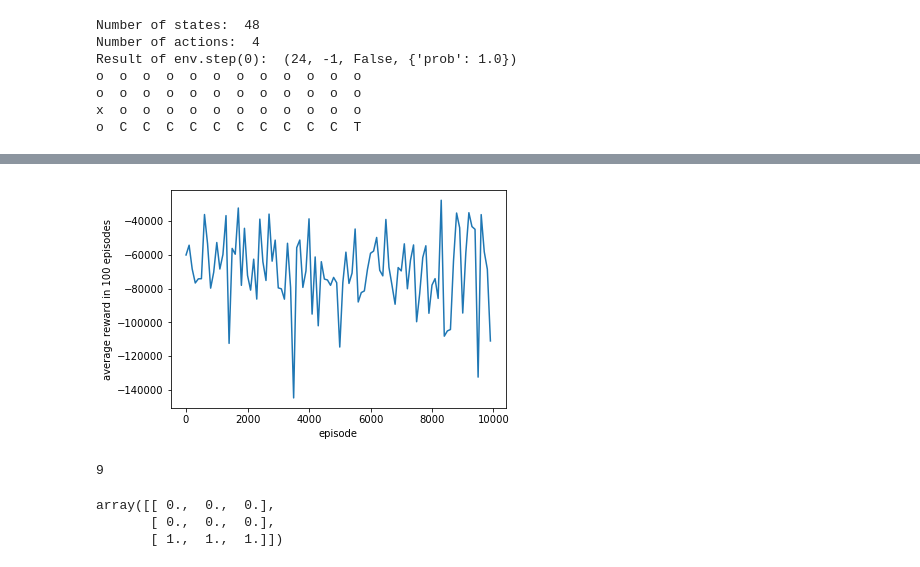
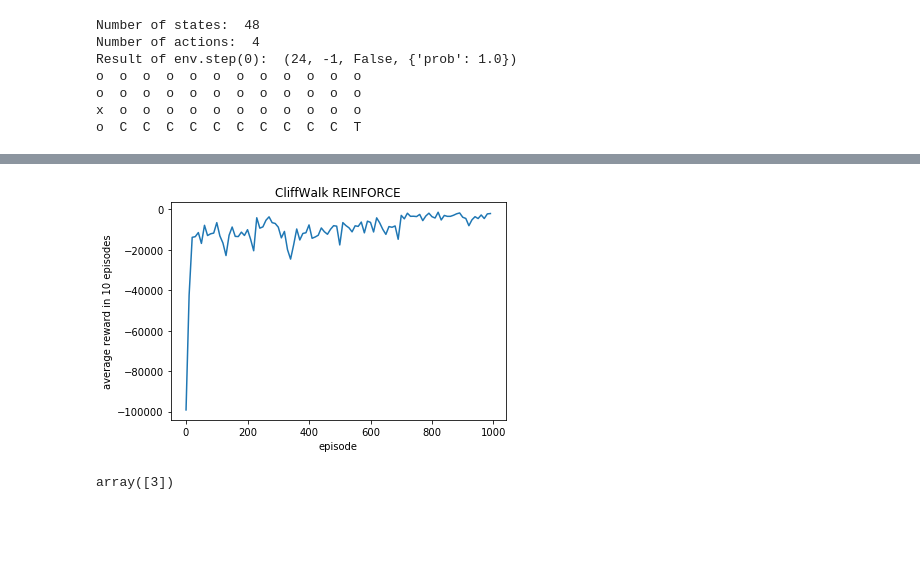
Before and after one commit to BartyzalRadek/MI-GLR, a Jupyter notebook: homeworks/Homework 3 - Policy methods.ipynb, the cells around one changed output, grey strips where cells are left out. Drawn from its saved outputs; the diff is of its cells as text; code cells hidden in the pictures; blank space fills up the shorter version.

Commit message:
Fixed error in gradient adding, enlarged max_steps. Working better.

```diff
--- a/homeworks/Homework 3 - Policy methods.ipynb
+++ b/homeworks/Homework 3 - Policy methods.ipynb
@@ -39,8 +39,8 @@ x  o  o  o  o  o  o  o  o  o  o  o
 o  C  C  C  C  C  C  C  C  C  C  T
 # %%
 def plot_rewards(avg_rewards, title):
-    plt.plot(np.array(range(len(avg_rewards)))*100, avg_rewards)
-    plt.ylabel('average reward in 100 episodes')
+    plt.plot(np.array(range(len(avg_rewards)))*10, avg_rewards)
+    plt.ylabel('average reward in 10 episodes')
     #plt.ylim(0.2, 1)
     plt.xlabel('episode')
     plt.title(title)
@@ -92,7 +92,7 @@ class Policy:
 
         if self.debug:
             print("x_s=\n", x_s)
-            print("action_probability=\n", action_probability)
+            print("action_probability=", action_probability)
 
         return x_s - action_probability * x_s
 
@@ -125,9 +125,9 @@ class Policy:
 
         for t,[state, action, reward] in enumerate(chosen_steps):
             gradient = self.gradient(state, action)
-            self.w[:,action] += self.alpha * (np.power(self.gamma,t)) * G[t] * gradient
+            self.w[:,action] += self.alpha * np.power(self.gamma,t) * G[t] * gradient
             if self.debug:
-                print("  t={}  Gradient={}  G[t]={} new_w={}".format(t, gradient, G[t], self.w))
+                print("  t={}  Gradient=\n{}  G[t]={} new_w=\n{}".format(t, gradient, G[t], self.w[:,action]))
 
 
         for state in range(self.n_states):
@@ -182,7 +182,6 @@ def run_episodes(n_episodes = 1000, gamma = 1,alpha=1e-6, max_update_steps=200,
 
         # Update policy
         policy.update(episode, max_steps=max_update_steps)
-        #print("done")
 
         episode_rewards.append(ep_reward)
         # Show stats
@@ -195,5 +194,5 @@ def run_episodes(n_episodes = 1000, gamma = 1,alpha=1e-6, max_update_steps=200,
     env.close()
     return episode_rewards, avg_episode_rewards
 # %%
-episode_rewards, avg_episode_rewards = run_episodes(n_episodes = 1000,alpha=1e-10, gamma = 1, max_update_steps=2000, debug=False)
+episode_rewards, avg_episode_rewards = run_episodes(n_episodes = 1000,alpha=1e-6, gamma = 1, max_update_steps=200000, debug=False)
 # %% [output]
@@ -208,17 +216,8 @@ KeyboardInterrupt:
 # %%
-plot_rewards(avg_episode_rewards, "")
+plot_rewards(avg_episode_rewards, "CliffWalk REINFORCE")
 # %% [output]
-[figure, old version]
+[figure, new version]
-# %%
-np.power(3,2)
-# %% [output]
-9
-# %%
-x = np.zeros(shape=(2,3))
-y = np.ones(shape=(2,3))
-x[1,2] = 1
-x.T.dot(y)
-# %% [output]
-array([[ 0.,  0.,  0.],
-       [ 0.,  0.,  0.],
-       [ 1.,  1.,  1.]])
+# %%
+np.random.choice([1,2,3,4], 1, p=[0.1,0.2,0.4,0.3])
+# %% [output]
+array([3])
```
Also changed, not shown: parts of 1 cell of this notebook.
